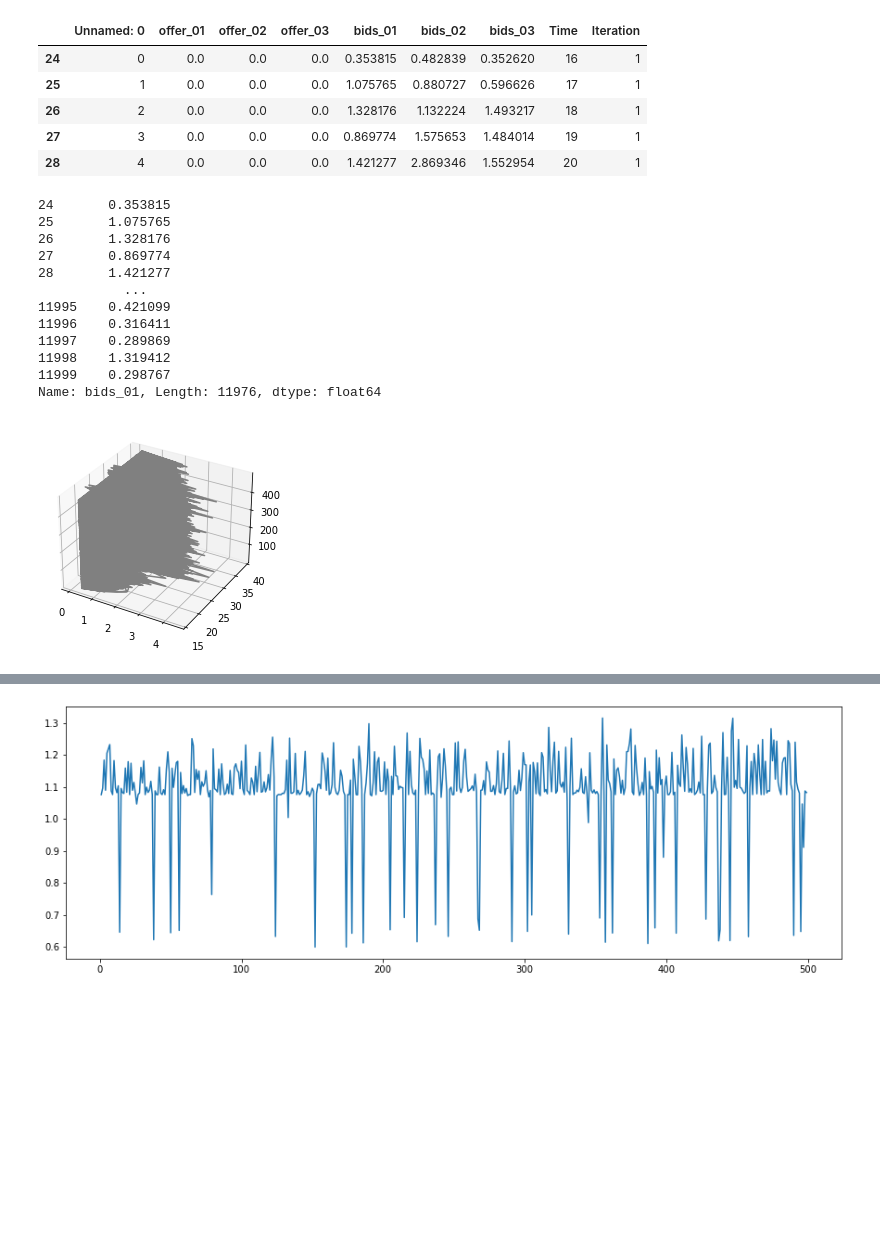
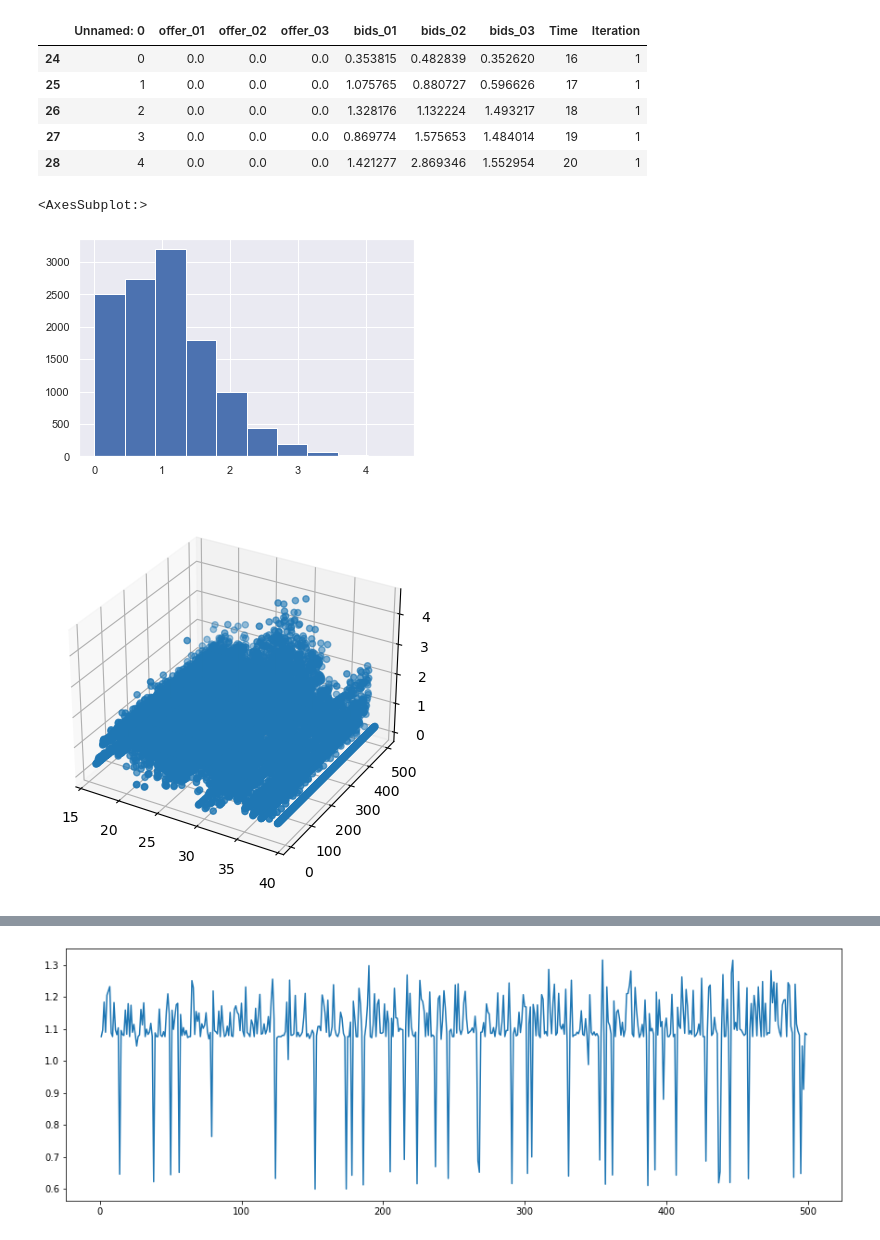
Before and after one commit to alirezakfz/PyomoModels, a Jupyter notebook: 06_Strategic_Aggregators/DiagonalResults/3BUS_05/Diagonalization.ipynb, the cells around one changed output, grey strips where cells are left out. Drawn from its saved outputs; the diff is of its cells as text; code cells hidden in the pictures; blank space fills up the shorter version.

```diff
--- a/06_Strategic_Aggregators/DiagonalResults/3BUS_05/Diagonalization.ipynb
+++ b/06_Strategic_Aggregators/DiagonalResults/3BUS_05/Diagonalization.ipynb
@@ -34,25 +30,21 @@ z=df.Iteration
 # %%
-x
+df["bids_01"].hist()
 # %% [output]
-24       0.353815
-25       1.075765
-26       1.328176
-27       0.869774
-28       1.421277
-           ...
-11995    0.421099
-11996    0.316411
-11997    0.289869
-11998    1.319412
-11999    0.298767
-Name: bids_01, Length: 11976, dtype: float64
+<AxesSubplot:>
+[figure, added]
+# %%
+x = df['bids_01']
+y=  df.Iteration
+z=  df.Time
 # %%
+plt.rcParams.update(plt.rcParamsDefault)
+
 fig = plt.figure()
 
 ax = fig.add_subplot(111, projection='3d')
 
-ax.plot(x, y, z, 'gray')
+ax.scatter(z, y, x, marker='o')
 
 plt.show()
 # %% [output]
-[figure, old version]
+[figure, new version]
```
Also changed, not shown: parts of 25 cells of this notebook, 13 other files.
